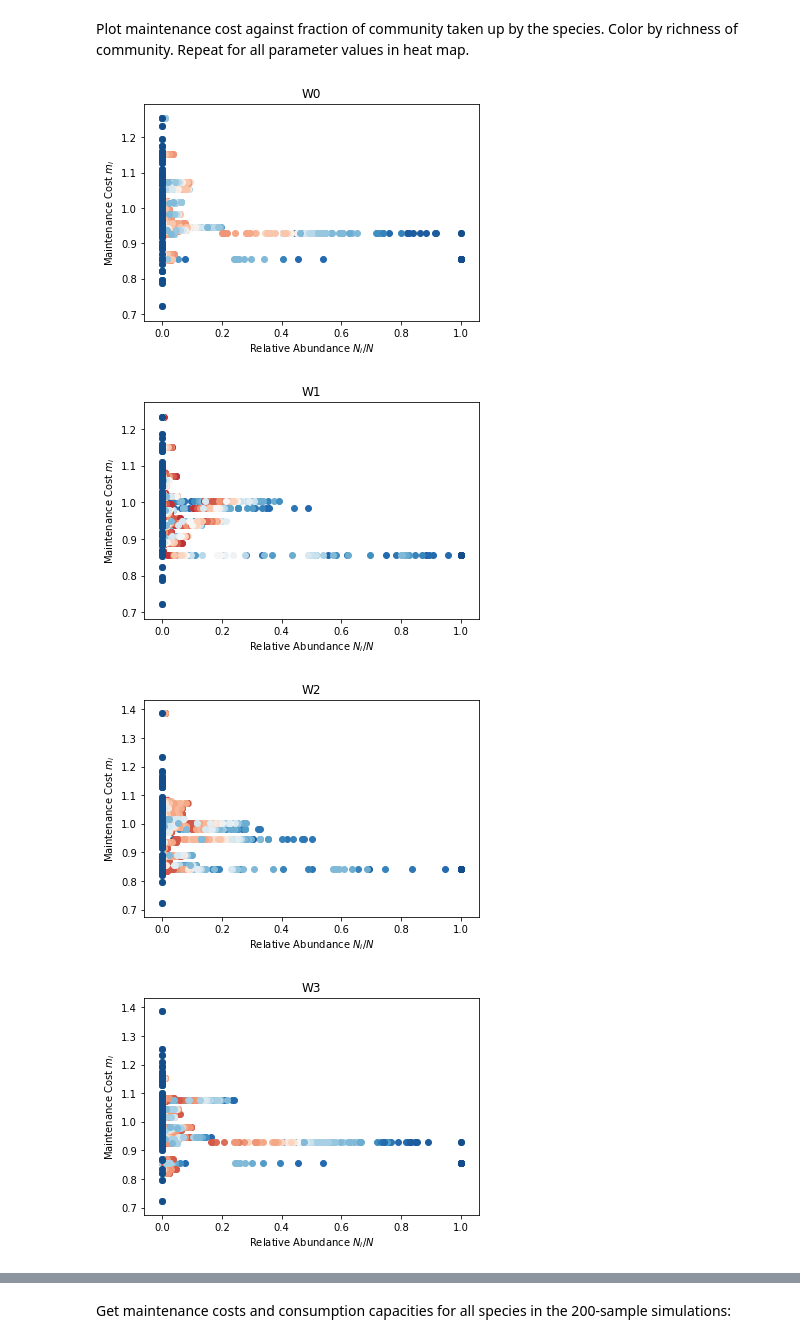
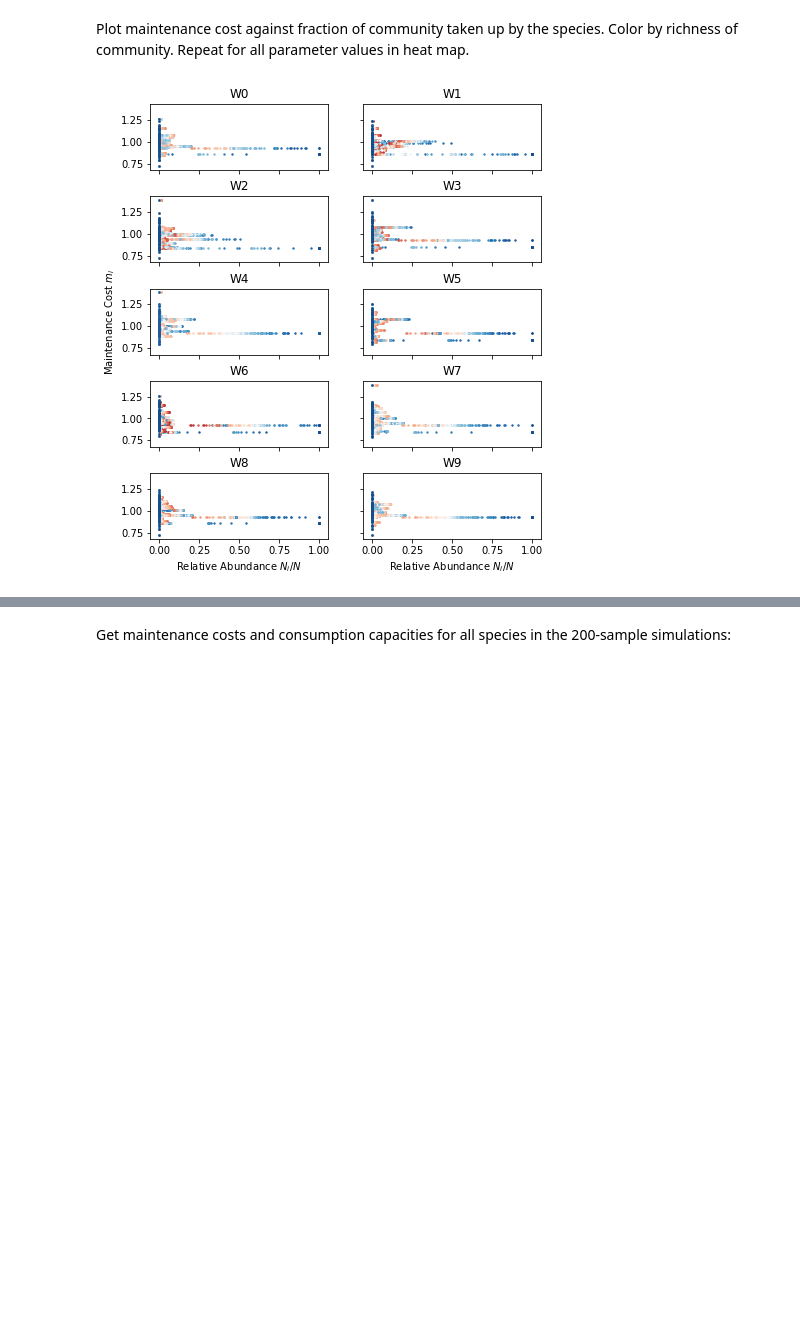
Before and after one commit to Emergent-Behaviors-in-Biology/crossfeeding-transition, a Jupyter notebook: Analysis.ipynb, the cells around one changed output, grey strips where cells are left out. Cells and saved outputs as stored; diff of their text form; code cells hidden in the pictures; blank space fills up the shorter version.

Commit message:
new plots
added new plots for replying to referees

```diff
--- a/Analysis.ipynb
+++ b/Analysis.ipynb
@@ -1239,21 +1312,24 @@ plt.show()
 Plot maintenance cost against fraction of community taken up by the species. Color by richness of community. Repeat for all parameter values in heat map.
 # %%
 N0 = pd.read_excel('data/Initial_State_2018-03-20_1.xlsx',index_col=[0,1],header=0)
-
+fig,ax=plt.subplots(5,2,figsize=(7,8),sharex=True,sharey=True)
+fig.subplots_adjust(hspace=0.4)
+ax = ax.reshape(-1)
 colors = sns.color_palette("RdBu_r",35)
-for well in ['W'+str(j) for j in range(10)]:
+for j in range(10):
+    well = 'W'+str(j)
     mwell = expt['main_dataset']['sim_params']['m'][N0[well]==1]
-    fig,ax=plt.subplots()
-    ax.set_title(well)
+    ax[j].set_title(well)
     for run in range(100):
         Nwell = expt['main_dataset']['N'][well].loc[run].loc[N0[well]==1]
         Nwell = Nwell/Nwell.sum()
-        ax.scatter(Nwell.values,mwell,color=colors[int(np.sum(Nwell.values>0))])
-    ax.set_xlabel(r'Relative Abundance $N_i/N$')
-    ax.set_ylabel(r'Maintenance Cost $m_i$')
-    plt.show()
+        ax[j].scatter(Nwell.values,mwell,color=colors[int(np.sum(Nwell.values>0))],s=2)
+ax[8].set_xlabel(r'Relative Abundance $N_i/N$')
+ax[9].set_xlabel(r'Relative Abundance $N_i/N$')
+ax[4].set_ylabel(r'Maintenance Cost $m_i$')
+pdf = bpdf.PdfPages('Plots/all_mi.pdf')
+pdf.savefig(fig)
+pdf.close()
+plt.show()
 # %% [output]
-[figure, old version]
+[figure, new version]
-[figure, removed]
-[figure, removed]
-[figure, removed]
```
Also changed, not shown: parts of 6 cells of this notebook, 6 other files.
